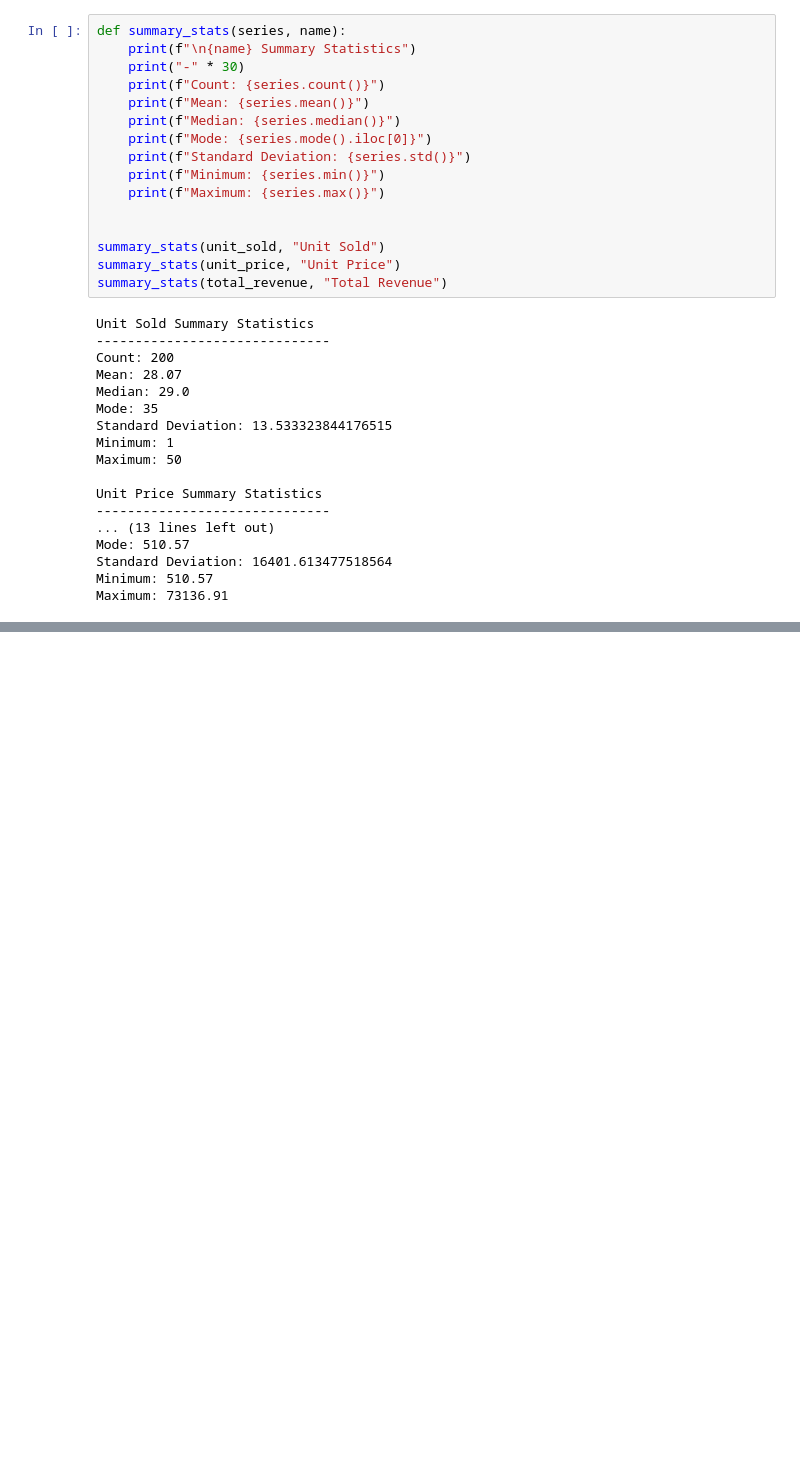
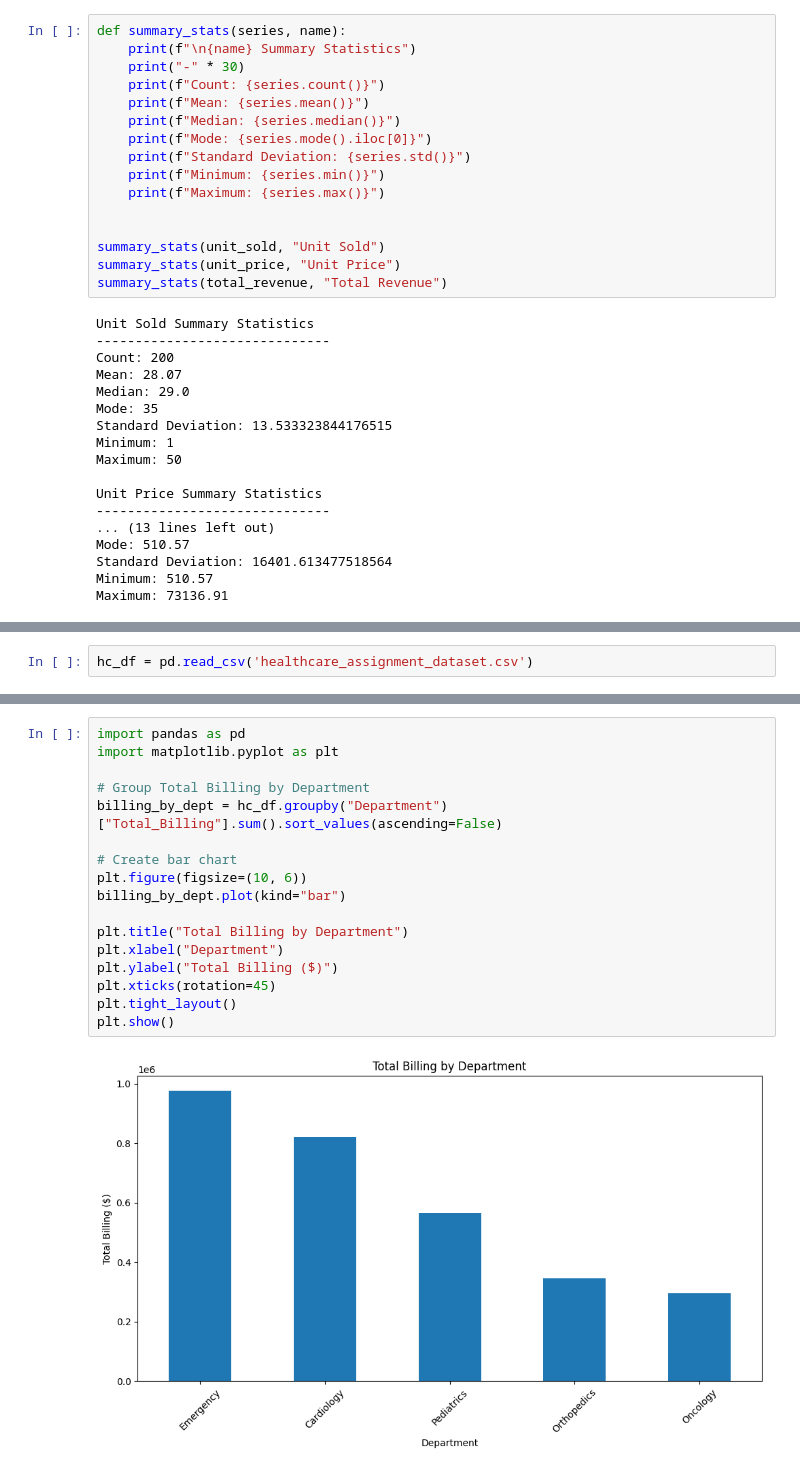
Before and after one commit to hawa1983/Capstone, a Jupyter notebook: MG628_Week5_Descriptive_Analytics__Assignment.ipynb, the cells around one changed output, grey strips where cells are left out. Cells and saved outputs as stored; diff of their text form; blank space fills up the shorter version.

```diff
--- a/MG628_Week5_Descriptive_Analytics__Assignment.ipynb
+++ b/MG628_Week5_Descriptive_Analytics__Assignment.ipynb
@@ -401,0 +533,2 @@ In this assignment, you will analyze a hospital utilization dataset to calculate
+# %%
+hc_df = pd.read_csv('healthcare_assignment_dataset.csv')
@@ -401,0 +709,19 @@ In this assignment, you will analyze a hospital utilization dataset to calculate
+# %%
+import pandas as pd
+import matplotlib.pyplot as plt
+
+# Group Total Billing by Department
+billing_by_dept = hc_df.groupby("Department")["Total_Billing"].sum().sort_values(ascending=False)
+
+# Create bar chart
+plt.figure(figsize=(10, 6))
+billing_by_dept.plot(kind="bar")
+
+plt.title("Total Billing by Department")
+plt.xlabel("Department")
+plt.ylabel("Total Billing ($)")
+plt.xticks(rotation=45)
+plt.tight_layout()
+plt.show()
+# %% [output]
+[figure, added]
```
Also changed, not shown: parts of 35 cells of this notebook.
